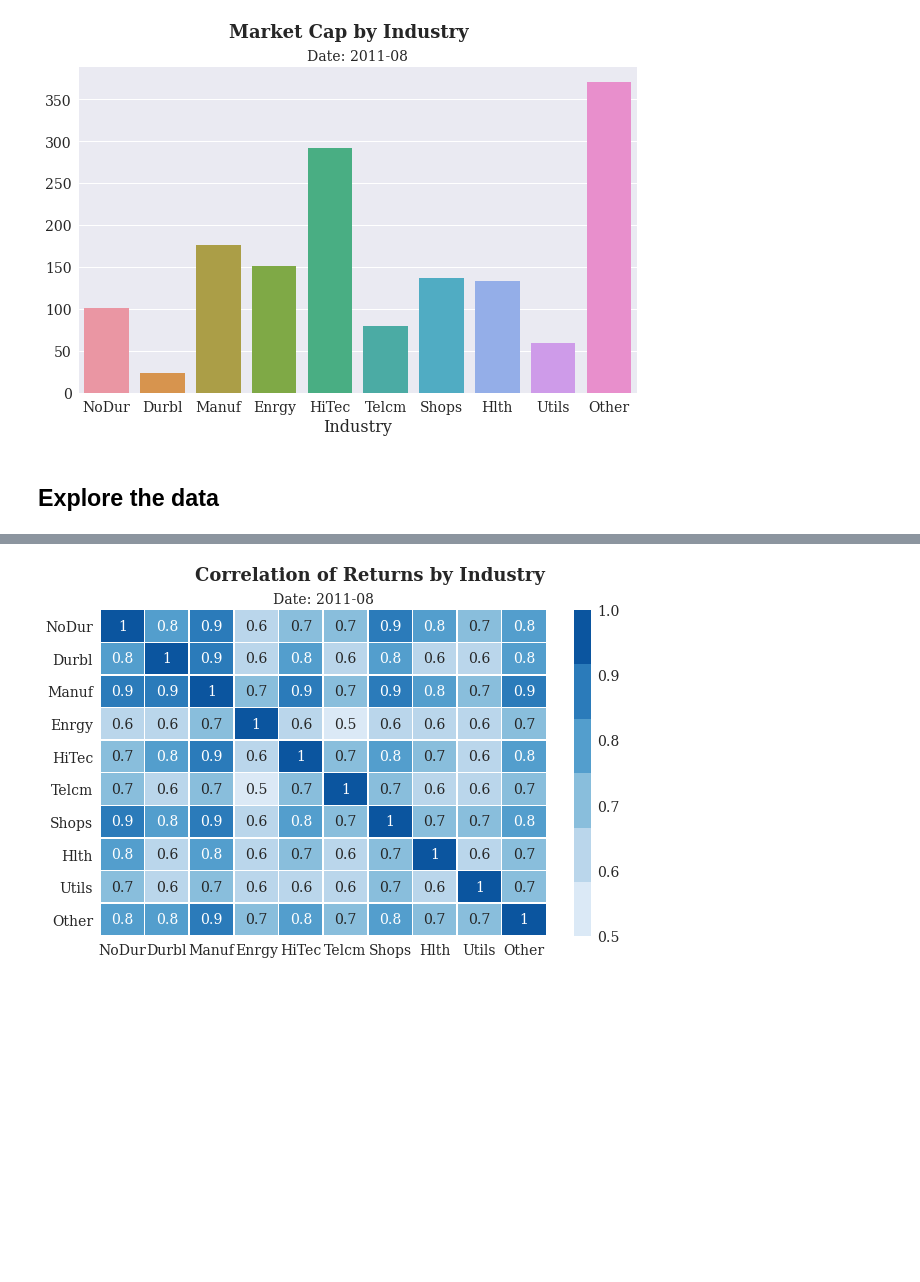
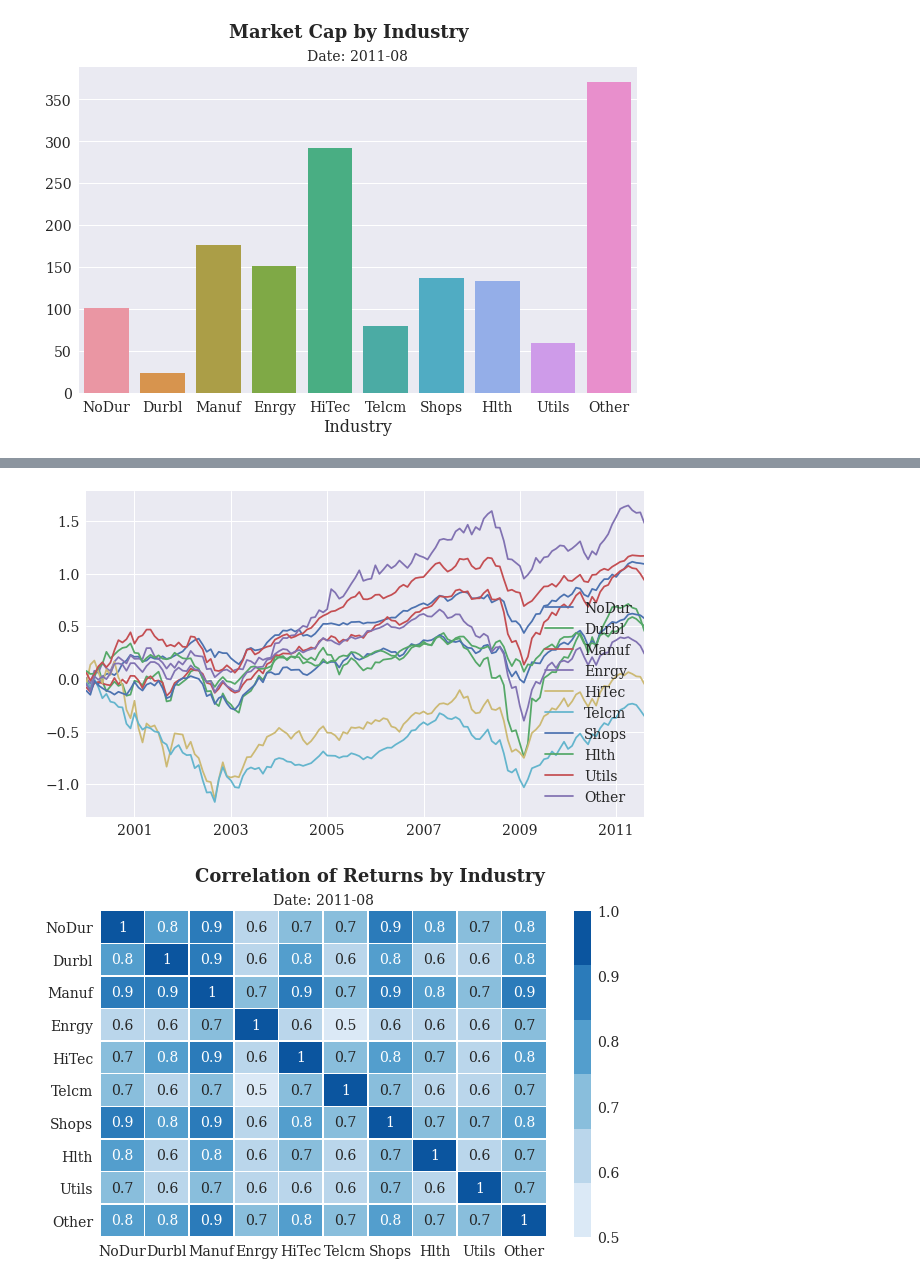
Before and after one commit to mateomarks/Black-Litterman, a Jupyter notebook: Base.ipynb, the cells around one changed output, grey strips where cells are left out. Saved outputs shown, nothing was run; the diff lists cells and outputs as text; code cells hidden in the pictures; blank space fills up the shorter version.

```diff
--- a/Base.ipynb
+++ b/Base.ipynb
@@ -134,8 +137,6 @@ ax.set_xlabel('Industry')
 sns.barplot(data=original_data.train['mktcap'].tail(1));
 # %% [output]
 [figure]
-# %% [markdown]
-## Explore the data
 # %%
 original_data.train['rets'].describe()
 # %% [output]
@@ -148,6 +149,12 @@ original_data.train['rets'].describe()
 | 50% | 0.010950 | 0.010050 | 0.013800 | 0.008900 | 0.012600 | 0.009000 | 0.011150 | 0.010850 | 0.010500 | 0.012450 |
 | 75% | 0.036700 | 0.048400 | 0.043275 | 0.046175 | 0.050675 | 0.032075 | 0.041325 | 0.040850 | 0.036275 | 0.042500 |
 | max | 0.341700 | 0.797900 | 0.572000 | 0.389900 | 0.534900 | 0.281700 | 0.424500 | 0.371300 | 0.434600 | 0.587500 |
+# %%
+# fig, ax = plt.subplots()
+# sns.lineplot(data=original_data.train['rets'].loc["2000-01":,].cumsum());
+original_data.train['rets'].loc["2000-01":,].cumsum().plot();
+# %% [output]
+[figure, added]
 # %%
 fig, ax = plt.subplots()
 fig.suptitle('Correlation of Returns by Industry',fontweight="bold")
```
Also changed, not shown: parts of 15 cells of this notebook.
